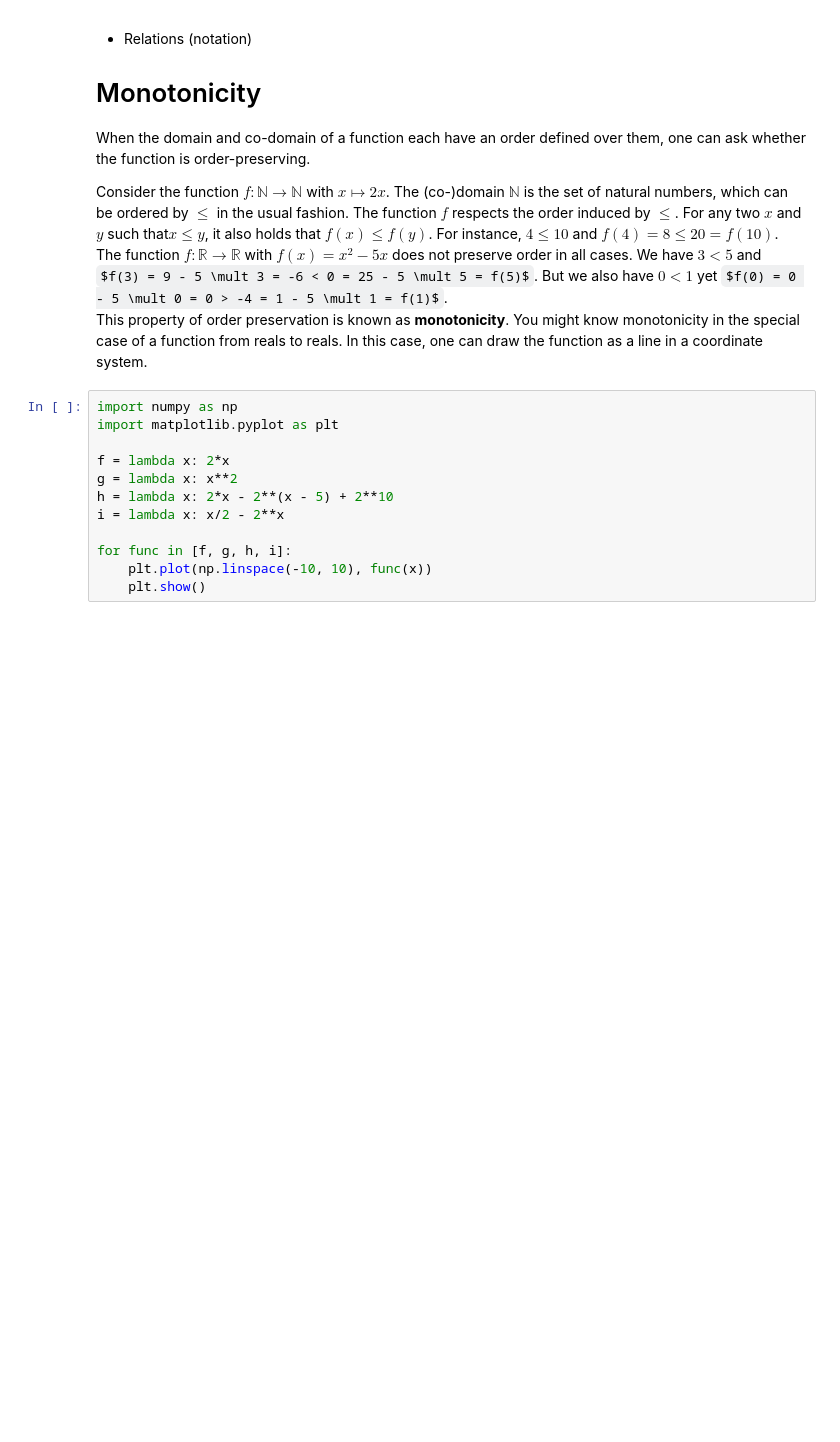
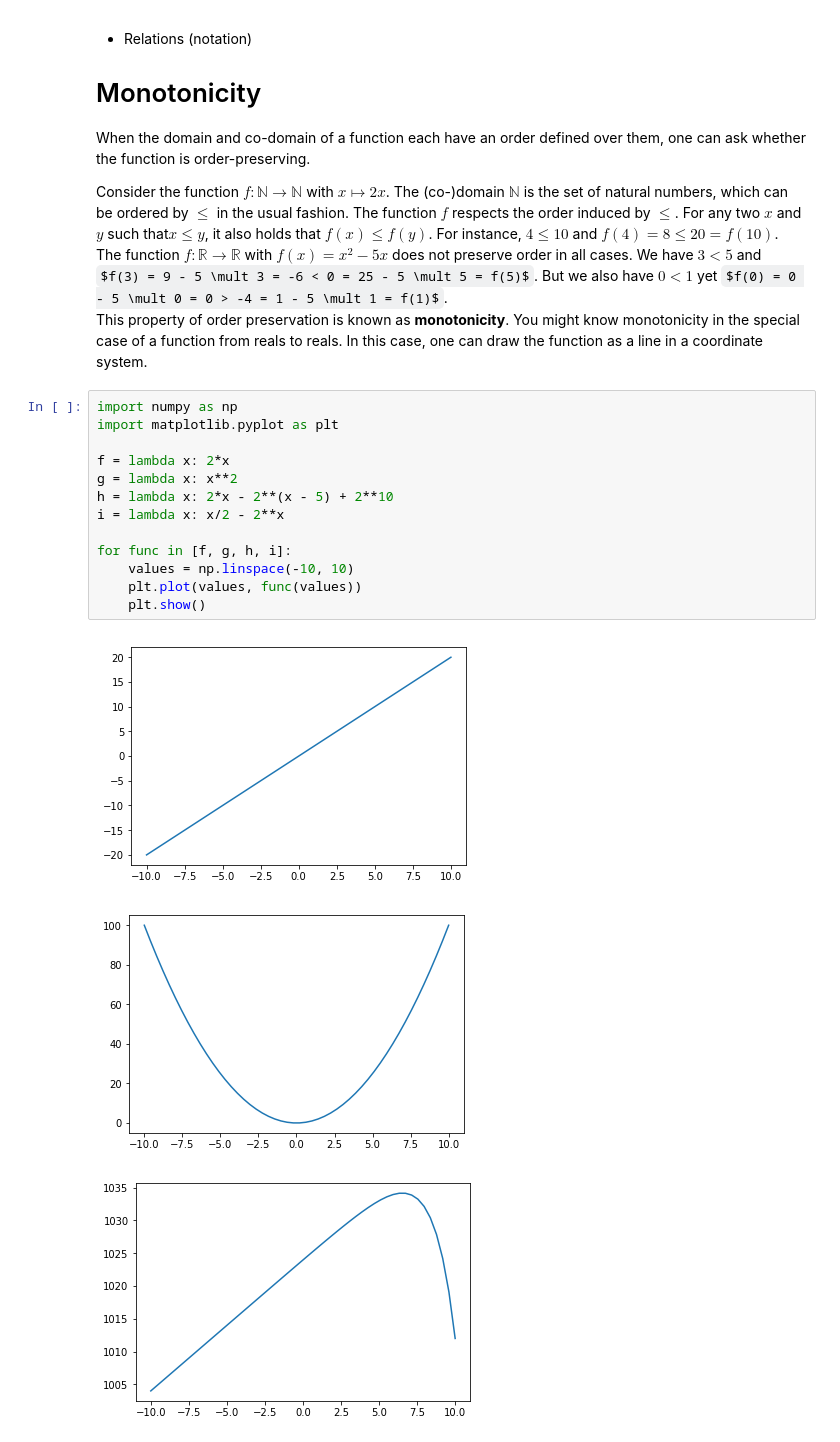
Before and after one commit to stonybrook-lin539-f19/main, a Jupyter notebook: notebooks/background/functions/01_monotonicity.ipynb, the cells around one changed output. Saved outputs shown, nothing was run; the diff lists cells and outputs as text; some formulas as TeX source; blank space fills up the shorter version.

```diff
--- a/notebooks/background/functions/01_monotonicity.ipynb
+++ b/notebooks/background/functions/01_monotonicity.ipynb
@@ -63,12 +63,17 @@ In this case, one can draw the function as a line in a coordinate system.
 # %%
 import numpy as np
 import matplotlib.pyplot as plt
 
 f = lambda x: 2*x
 g = lambda x: x**2
 h = lambda x: 2*x - 2**(x - 5) + 2**10
 i = lambda x: x/2 - 2**x
 
 for func in [f, g, h, i]:
-    plt.plot(np.linspace(-10, 10), func(x))
+    values = np.linspace(-10, 10)
+    plt.plot(values, func(values))
     plt.show()
+# %% [output]
+[figure, added]
+[figure, added]
+[figure, added]
```
Also changed, not shown: parts of 2 cells of this notebook, 11 other files.
